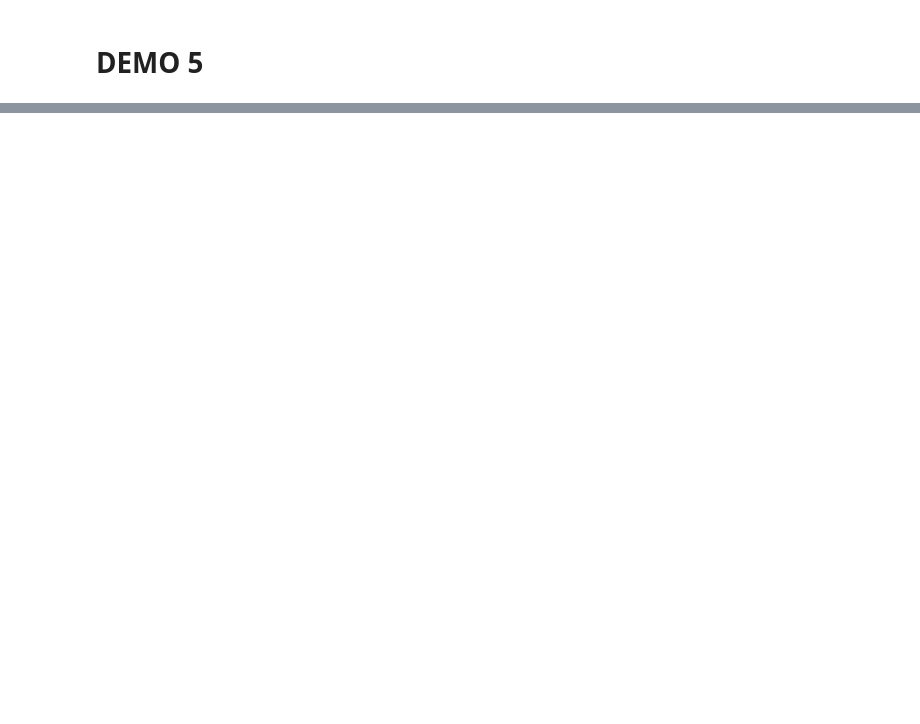
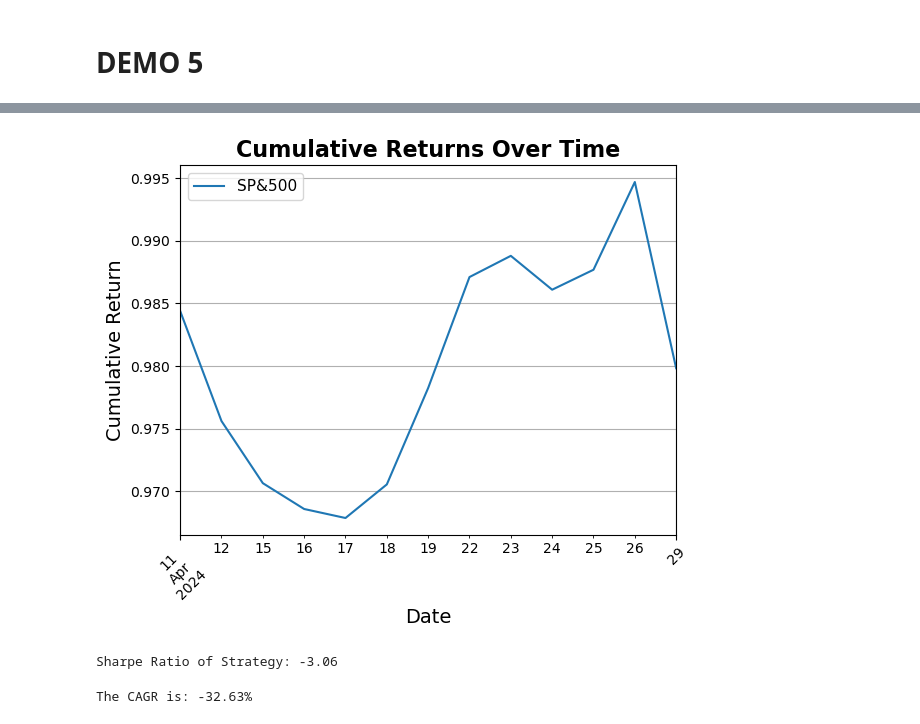
Before and after one commit to udacity/building-a-workflow-for-aI, a Jupyter notebook: l5-reinforcement-learning/Lesson5.ipynb, the cells around one changed output, grey strips where cells are left out. Cells and saved outputs as stored; diff of their text form; code cells hidden in the pictures; blank space fills up the shorter version.

```diff
--- a/l5-reinforcement-learning/Lesson5.ipynb
+++ b/l5-reinforcement-learning/Lesson5.ipynb
@@ -936,0 +1042,3 @@ if __name__ == "__main__":
+# %%
+# Filter the DataFrame based on valid tickers
+historical_prices = historical_prices[valid_tickers_mask]
@@ -936,0 +1120,21 @@ if __name__ == "__main__":
+# %%
+# Create the training set: all data before the split date
+train_data = total_returns.loc[total_returns.index.get_level_values('Date') < split_date]
+
+# Create the testing set: all data from the split date onwards
+test_data = total_returns.loc[total_returns.index.get_level_values('Date') >= split_date]
+# %%
+features = ['1_d_returns', '5_d_returns', '15_d_returns', '20_d_returns']
+target   = ['F_1_d_returns']
+
+
+total_returns  = test_data[target]
+
+features = ['1_d_returns', '5_d_returns', '15_d_returns', '20_d_returns']
+target   = ['F_1_d_returns_Ind']
+
+# Split the data into training and testing sets
+X_train = train_data[features]
+X_test  = test_data[features]
+y_train = train_data[target]
+y_test  = test_data[target]
@@ -936,0 +1149,23 @@ if __name__ == "__main__":
+# %%
+# Compute the daily mean of all stocks. This will be our equal weighted benchmark
+daily_mean  = pd.DataFrame(total_returns.loc[:,'F_1_d_returns'].groupby(level='Date').mean())
+daily_mean.rename(columns={'F_1_d_returns':'SP&500'}, inplace=True)
+
+# Convert daily returns to cumulative returns
+cum_returns = pd.DataFrame((daily_mean[['SP&500']]+1).cumprod())
+# %%
+# Plotting the cumulative returns
+cum_returns.plot()
+
+# Customizing the plot
+plt.title('Cumulative Returns Over Time', fontsize=16, fontweight='bold')
+plt.xlabel('Date', fontsize=14)
+plt.ylabel('Cumulative Return', fontsize=14)
+plt.grid(True)
+plt.xticks(rotation=45)
+plt.legend(title_fontsize='13', fontsize='11')
+
+# Display the plot
+plt.show()
+# %% [output]
+[figure, added]
@@ -936,0 +1182,17 @@ if __name__ == "__main__":
+# %%
+# Compute the Sharpe Ratio by annualizing the daily mean and the daily std
+average_daily_return    = daily_mean[['SP&500']].describe().iloc[1,:] * 252
+stand_dev_dail_return   = daily_mean[['SP&500']].describe().iloc[2,:] * pow(252,1/2)
+
+sharpe  = average_daily_return/stand_dev_dail_return
+
+print(f'Sharpe Ratio of Strategy: {round(sharpe.iloc[0],2)}')
+# %% [output]
+Sharpe Ratio of Strategy: -3.06
+# %%
+# Compute the Compound Annual Growth Rate (CAGR)
+cagr = round((cum_returns['SP&500'].iloc[-1]**(1/number_of_years)-1)*100,2)
+
+print(f'The CAGR is: {cagr}%')
+# %% [output]
+The CAGR is: -32.63%
```
Also changed, not shown: parts of 35 cells of this notebook, 5 other files.
